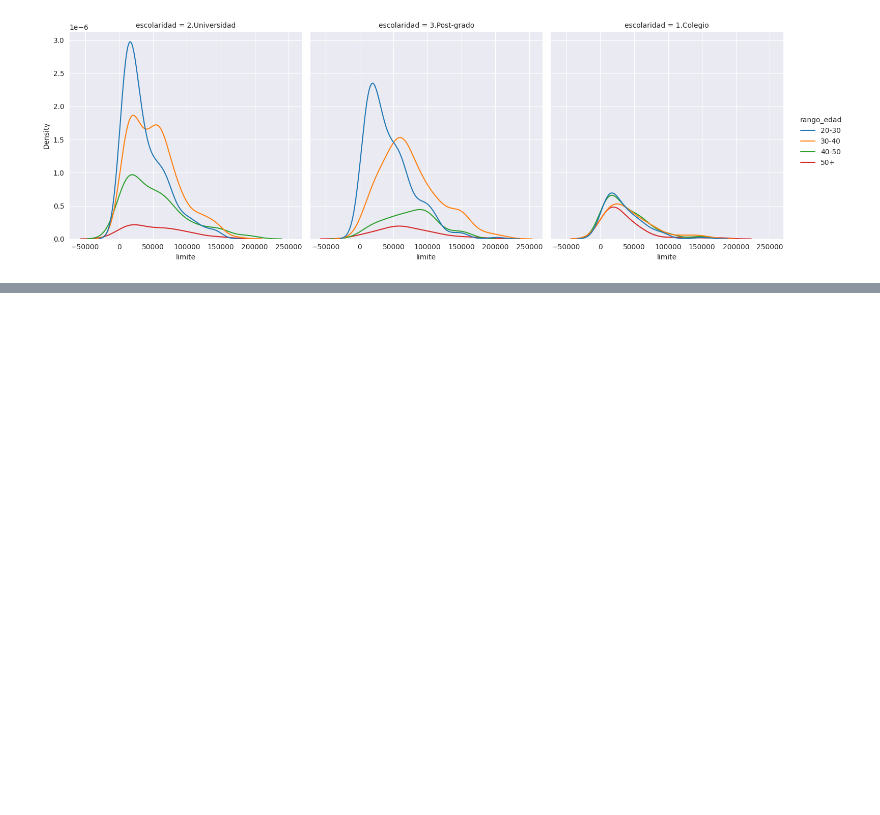
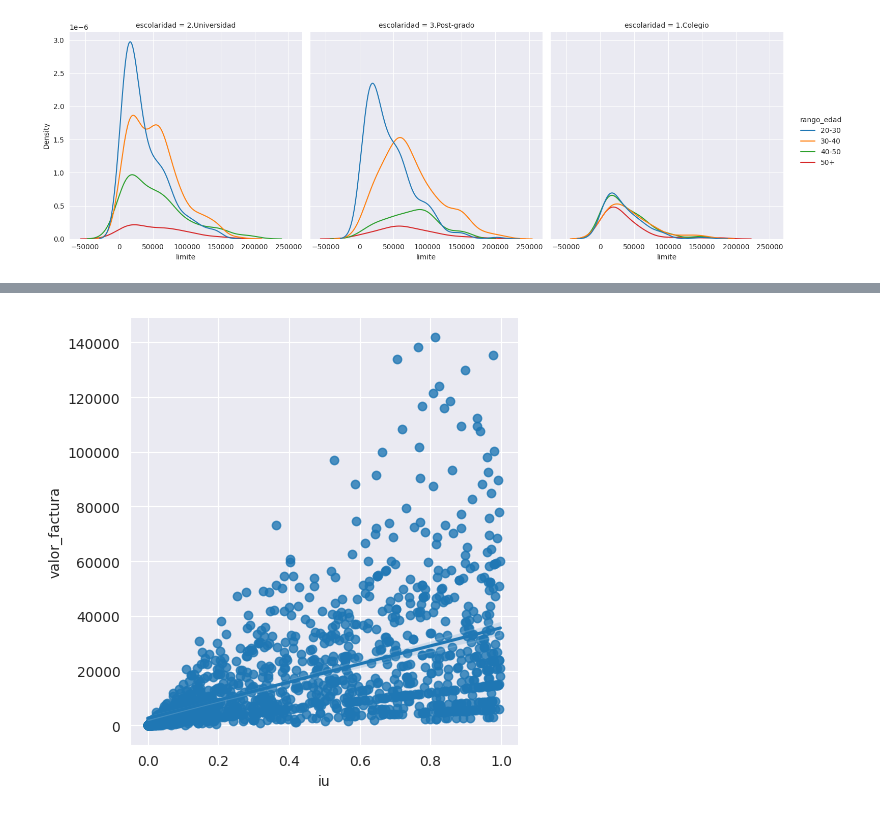
Before and after one commit to Fsalasgit/aluraCurso-Data-Visualization-Explorando_Seaborn, a Jupyter notebook: 01_Importanto_y_traduciendo_variables.ipynb, the cells around one changed output, grey strips where cells are left out. Saved outputs shown, nothing was run; the diff lists cells and outputs as text; code cells hidden in the pictures; blank space fills up the shorter version.

```diff
--- a/01_Importanto_y_traduciendo_variables.ipynb
+++ b/01_Importanto_y_traduciendo_variables.ipynb
@@ -505,0 +525,8 @@ sns.displot(
+# %%
+sns.lmplot(
+    data= tarjetas,
+    x= 'iu',
+    y = 'valor_factura'
+);
+# %% [output]
+[figure, added]
```
Also changed, not shown: parts of 25 cells of this notebook.
